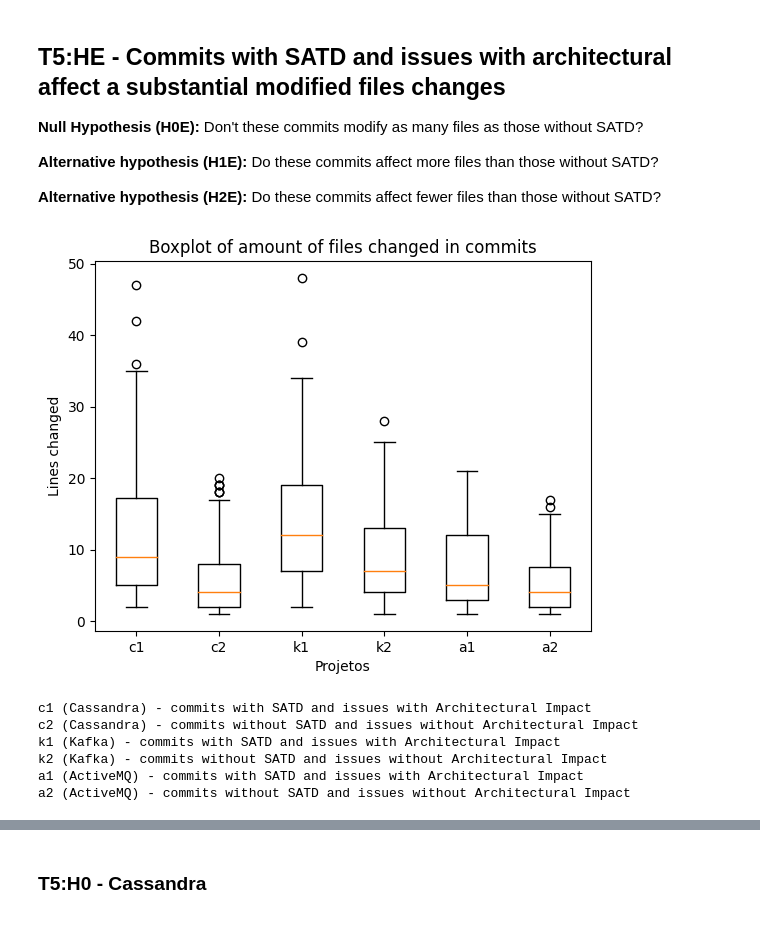
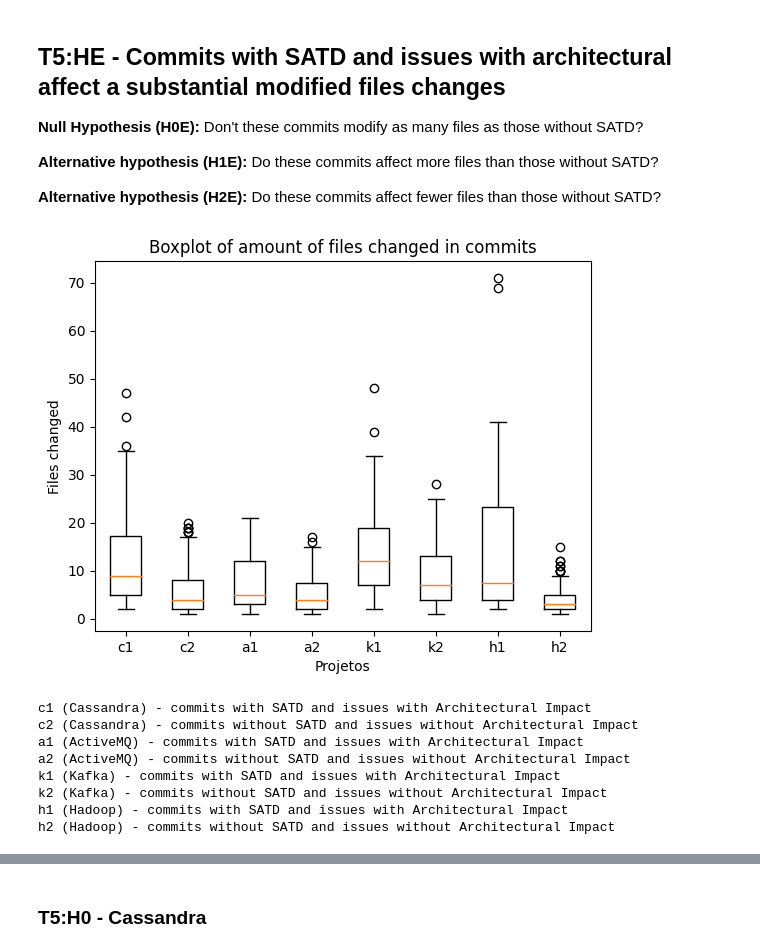
Before and after one commit to armandossrecife/my_validation, a Jupyter notebook: my_comparison2.ipynb, the cells around one changed output, grey strips where cells are left out. Cells and saved outputs as stored; diff of their text form; code cells hidden in the pictures.

```diff
--- a/my_comparison2.ipynb
+++ b/my_comparison2.ipynb
@@ -1511,3 +1513,7 @@ df_extra1_cassandra_commits_issues_yes_ai = pd.read_excel('cassandra_commits_iss
 df_extra1_cassandra_commits_issues_no_ai_no_satd = pd.read_excel('cassandra_commits_issues_no_ai_no_satd.xlsx')
 df_extra1_kafka_commits_issues_yes_ai = pd.read_excel('kafka_commits_issues_yes_ai_satd.xlsx')
 df_extra1_kafka_commits_issues_no_ai = pd.read_excel('kafka_commits_issues_no_ai_no_satd.xlsx')
+df_extra1_activemq_commits_issues_yes_ai = pd.read_excel('activemq_commits_issues_yes_ai_satd.xlsx')
+df_extra1_activemq_commits_issues_no_ai = pd.read_excel('activemq_commits_issues_no_ai_no_satd.xlsx')
+df_extra1_hadoop_commits_issues_yes_ai = pd.read_excel('hadoop_commits_issues_yes_ai_satd.xlsx')
+df_extra1_hadoop_commits_issues_no_ai = pd.read_excel('hadoop_commits_issues_no_ai_no_satd.xlsx')
@@ -1615,19 +1654,28 @@ d1_extra1_activemq_issues_ai_yes_files = df_extra1_activemq_commits_issues_yes_a
 d1_extra1_activemq_without_outliers_files = remove_outliers_from_serie(d1_extra1_activemq_issues_ai_yes_files)
 d2_extra1_activemq_commits_issues_no_ai_no_satd_files = df_extra1_activemq_commits_issues_no_ai.files
 d2_extra1_activemq_without_outliers_files = remove_outliers_from_serie(d2_extra1_activemq_commits_issues_no_ai_no_satd_files)
+# %%
+d1_extra1_hadoop_issues_ai_yes_files = df_extra1_hadoop_commits_issues_yes_ai.files
+d1_extra1_hadoop_without_outliers_files = remove_outliers_from_serie(d1_extra1_hadoop_issues_ai_yes_files)
+d2_extra1_hadoop_commits_issues_no_ai_no_satd_files = df_extra1_hadoop_commits_issues_no_ai.files
+d2_extra1_hadoop_without_outliers_files = remove_outliers_from_serie(d2_extra1_hadoop_commits_issues_no_ai_no_satd_files)
 # %%
-create_boxplot(lista_dados=[d1_extra1_cassandra_without_outliers_files, d2_extra1_cassandra_without_outliers_files,d1_extra1_kafka_without_outliers_files, d2_extra1_kafka_without_outliers_files, d1_extra1_activemq_without_outliers_files, d2_extra1_activemq_without_outliers_files], my_title='Boxplot of amount of files changed in commits', my_xlabel='Projetos', my_ylabel='Lines changed', my_labels=['c1', 'c2', 'k1', 'k2', 'a1', 'a2'])
+create_boxplot(lista_dados=[d1_extra1_cassandra_without_outliers_files, d2_extra1_cassandra_without_outliers_files,d1_extra1_activemq_without_outliers_files, d2_extra1_activemq_without_outliers_files,d1_extra1_kafka_without_outliers_files, d2_extra1_kafka_without_outliers_files, d1_extra1_hadoop_without_outliers_files, d2_extra1_hadoop_without_outliers_files], my_title='Boxplot of amount of files changed in commits', my_xlabel='Projetos', my_ylabel='Files changed', my_labels=['c1', 'c2', 'a1', 'a2','k1', 'k2', 'h1', 'h2'])
 print('c1 (Cassandra) - commits with SATD and issues with Architectural Impact')
 print('c2 (Cassandra) - commits without SATD and issues without Architectural Impact')
+print('a1 (ActiveMQ) - commits with SATD and issues with Architectural Impact')
+print('a2 (ActiveMQ) - commits without SATD and issues without Architectural Impact')
 print('k1 (Kafka) - commits with SATD and issues with Architectural Impact')
 print('k2 (Kafka) - commits without SATD and issues without Architectural Impact')
-print('a1 (ActiveMQ) - commits with SATD and issues with Architectural Impact')
-print('a2 (ActiveMQ) - commits without SATD and issues without Architectural Impact')
+print('h1 (Hadoop) - commits with SATD and issues with Architectural Impact')
+print('h2 (Hadoop) - commits without SATD and issues without Architectural Impact')
 # %% [output]
-[figure, old version]
+[figure, new version]
 c1 (Cassandra) - commits with SATD and issues with Architectural Impact
 c2 (Cassandra) - commits without SATD and issues without Architectural Impact
+a1 (ActiveMQ) - commits with SATD and issues with Architectural Impact
+a2 (ActiveMQ) - commits without SATD and issues without Architectural Impact
 k1 (Kafka) - commits with SATD and issues with Architectural Impact
 k2 (Kafka) - commits without SATD and issues without Architectural Impact
-a1 (ActiveMQ) - commits with SATD and issues with Architectural Impact
-a2 (ActiveMQ) - commits without SATD and issues without Architectural Impact
+h1 (Hadoop) - commits with SATD and issues with Architectural Impact
+h2 (Hadoop) - commits without SATD and issues without Architectural Impact
```
Also changed, not shown: parts of 11 cells of this notebook.
